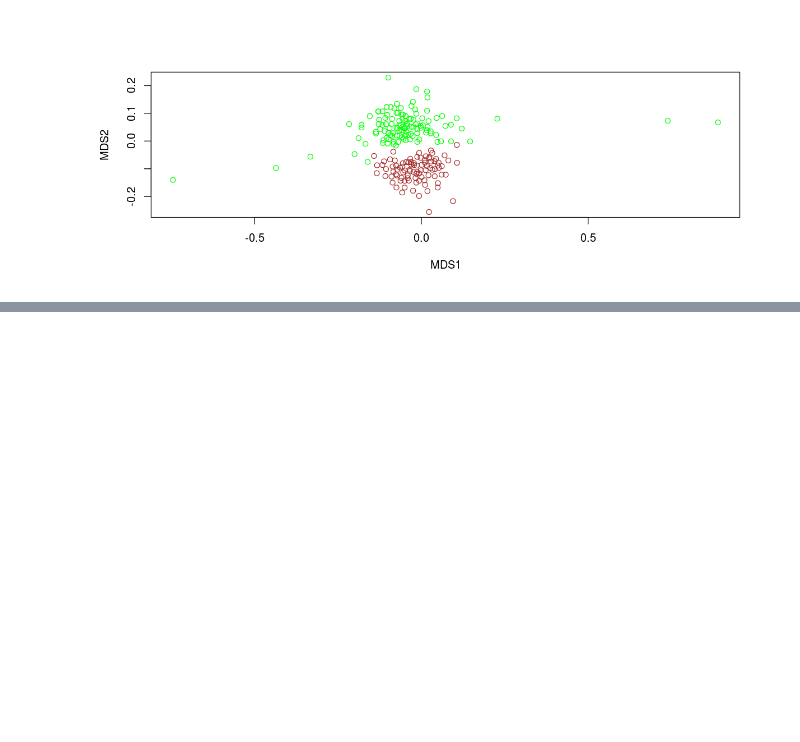
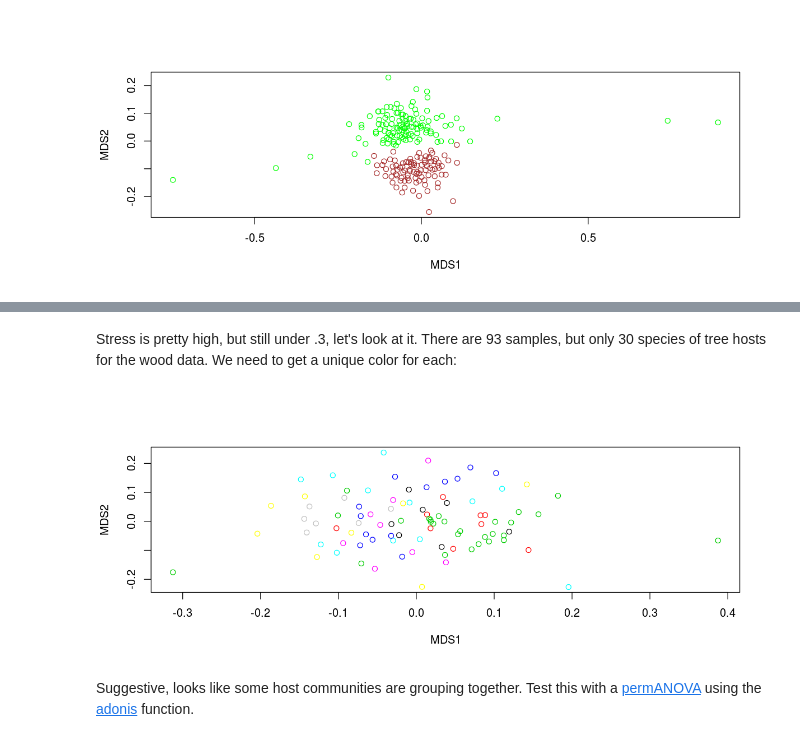
Before and after one commit to danchurch/taiwan_combined_stats, a Jupyter notebook: Taiwan_endophyte_analysis.ipynb, the cells around one changed output, grey strips where cells are left out. Cells and saved outputs as stored; diff of their text form; code cells hidden in the pictures; blank space fills up the shorter version.

```diff
--- a/Taiwan_endophyte_analysis.ipynb
+++ b/Taiwan_endophyte_analysis.ipynb
@@ -979,0 +994,6 @@ Presence/Absence doesn't seem to affect the grouping much.
+# %%
+woodbiom  <- subset_samples(deseq95, Library=='W')
+woodOTU <- otu_table(woodbiom)
+wood <- t(woodOTU@.Data) ## transpose, default phyloseq uses otus as rows
+wood_data <- sample_data(woodbiom)
+WoodMDS <- metaMDS(wood)
@@ -979,0 +1018,12 @@ Presence/Absence doesn't seem to affect the grouping much.
+# %% [markdown]
+Stress is pretty high, but still under .3, let's look at it. There are 93 samples, but only 30 species of tree hosts for the wood data. We need to get a unique color for each:
+# %%
+spp <- unique(wood_data$Host_genus_species)
+colors <- sapply(wood_data$Host_genus_species, FUN= function(x){which(spp == x)})
+colors <- unname(colors) ## less confusing.
+# %%
+plot(WoodMDS$points, col=colors)
+# %% [output]
+[figure, added]
+# %% [markdown]
+Suggestive, looks like some host communities are grouping together. Test this with a [permANOVA](http://onlinelibrary.wiley.com/doi/10.1111/j.1442-9993.2001.01070.pp.x/full) using the [adonis](http://cc.oulu.fi/~jarioksa/softhelp/vegan/html/adonis.html) function.
```
Also changed, not shown: parts of 25 cells of this notebook.
